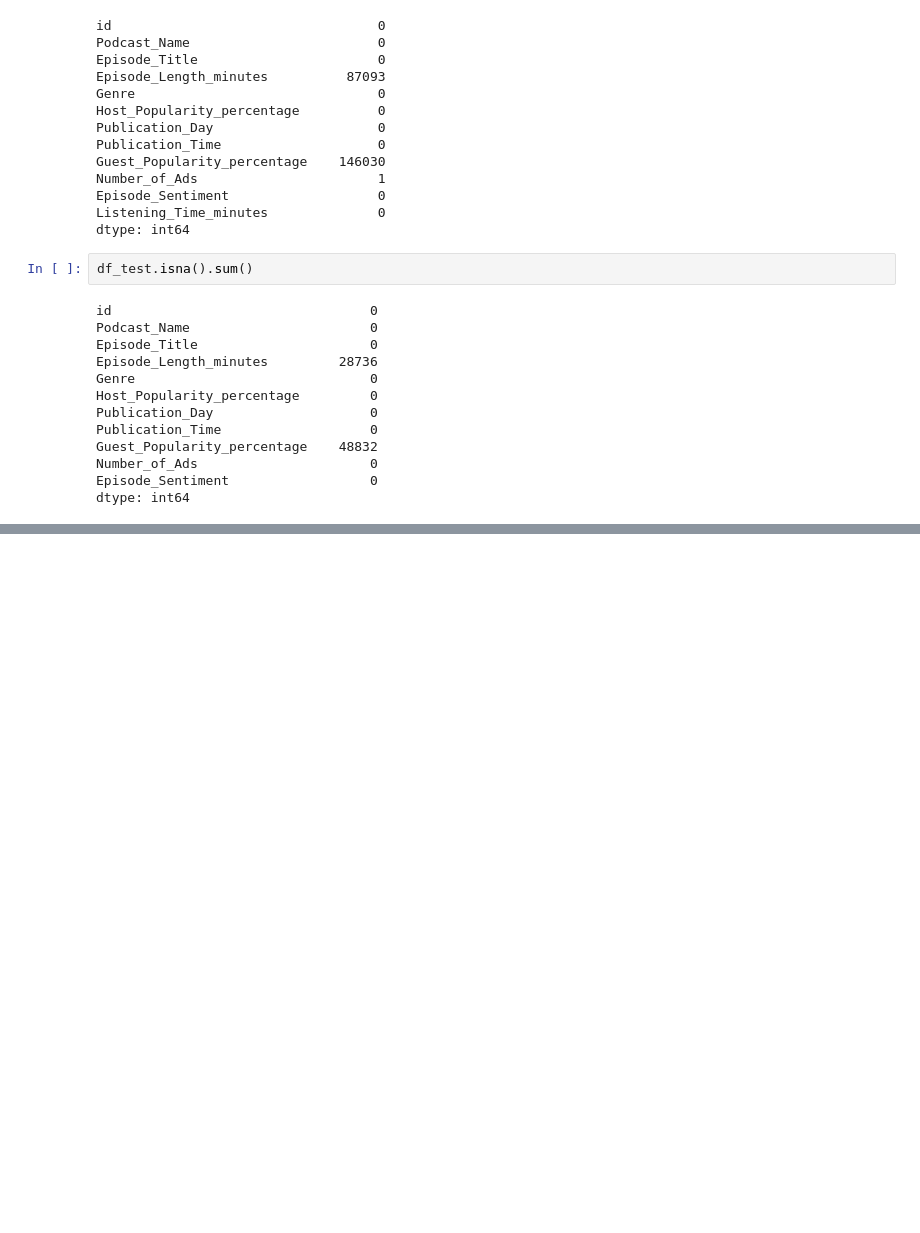
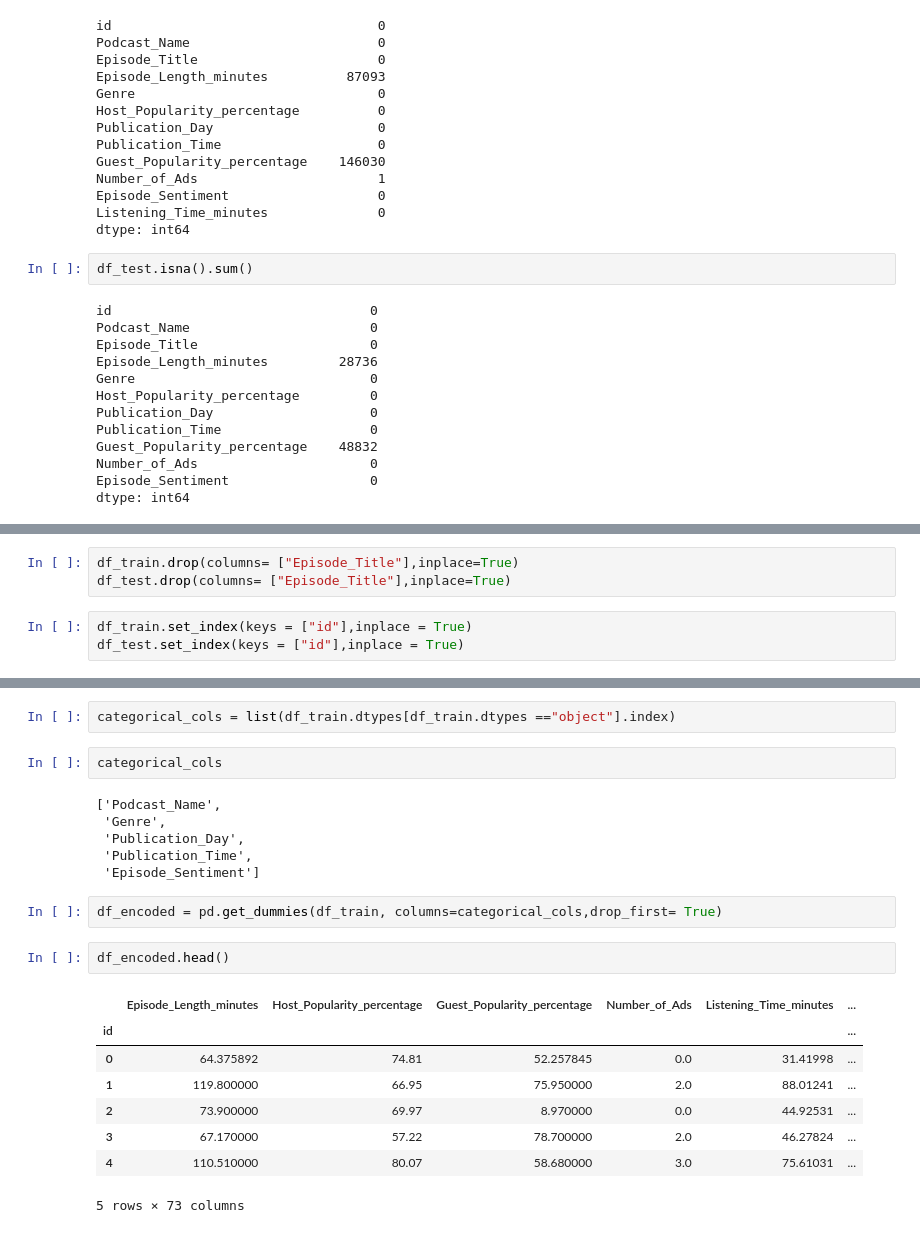
Before and after one commit to roshanJayasekara/Predict-Podcast-Listening-Time, a Jupyter notebook: predicting-podcast-listening-time.ipynb, the cells around one changed output, grey strips where cells are left out. Cells and saved outputs as stored; diff of their text form; blank space fills up the shorter version.

```diff
--- a/predicting-podcast-listening-time.ipynb
+++ b/predicting-podcast-listening-time.ipynb
@@ -108,0 +175,6 @@ df_train.value_counts()
+# %%
+df_train.drop(columns= ["Episode_Title"],inplace=True)
+df_test.drop(columns= ["Episode_Title"],inplace=True)
+# %%
+df_train.set_index(keys = ["id"],inplace = True)
+df_test.set_index(keys = ["id"],inplace = True)
@@ -108,0 +196,23 @@ df_train.value_counts()
+# %%
+categorical_cols = list(df_train.dtypes[df_train.dtypes =="object"].index)
+# %%
+categorical_cols
+# %% [output]
+['Podcast_Name',
+ 'Genre',
+ 'Publication_Day',
+ 'Publication_Time',
+ 'Episode_Sentiment']
+# %%
+df_encoded = pd.get_dummies(df_train, columns=categorical_cols,drop_first= True)
+# %%
+df_encoded.head()
+# %% [output]
+|  | Episode_Length_minutes | Host_Popularity_percentage | Guest_Popularity_percentage | Number_of_Ads | Listening_Time_minutes | ... |
+| id |  |  |  |  |  | ... |
+| 0 | 64.375892 | 74.81 | 52.257845 | 0.0 | 31.41998 | ... |
+| 1 | 119.800000 | 66.95 | 75.950000 | 2.0 | 88.01241 | ... |
+| 2 | 73.900000 | 69.97 | 8.970000 | 0.0 | 44.92531 | ... |
+| 3 | 67.170000 | 57.22 | 78.700000 | 2.0 | 46.27824 | ... |
+| 4 | 110.510000 | 80.07 | 58.680000 | 3.0 | 75.61031 | ... |
+5 rows × 73 columns
```
Also changed, not shown: parts of 9 cells of this notebook.
